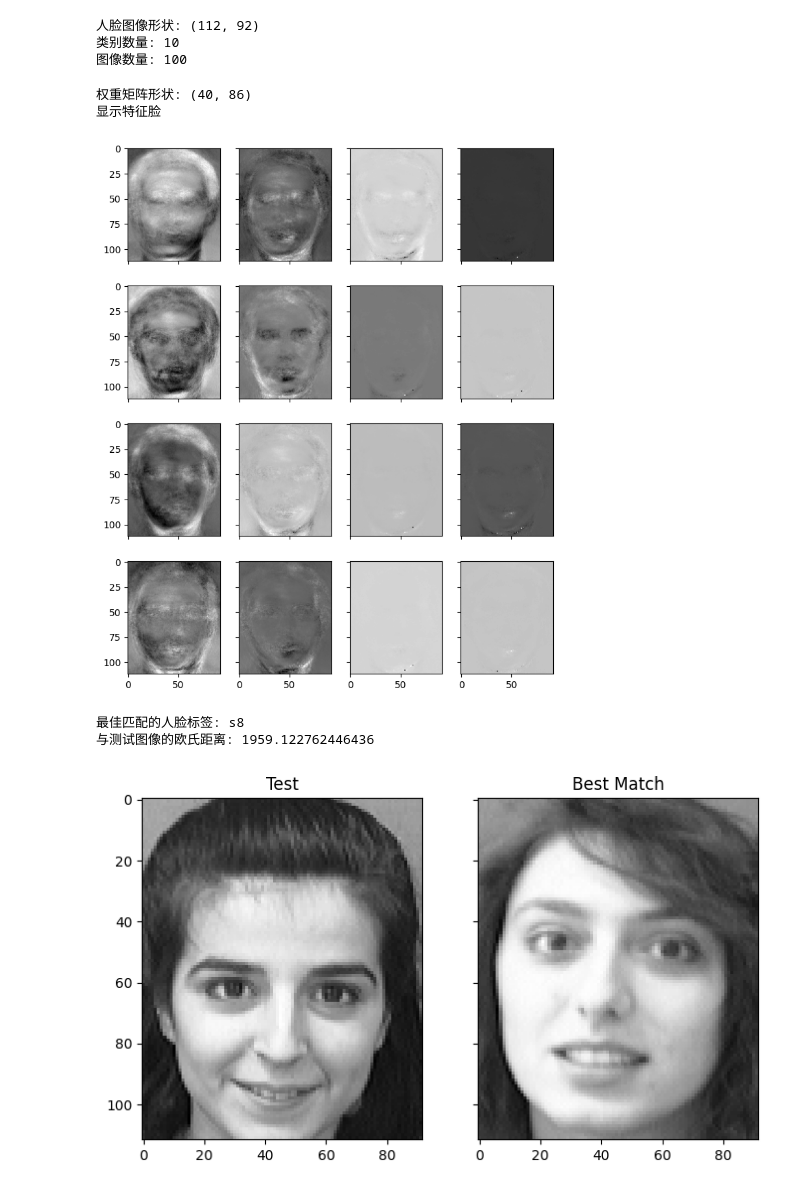
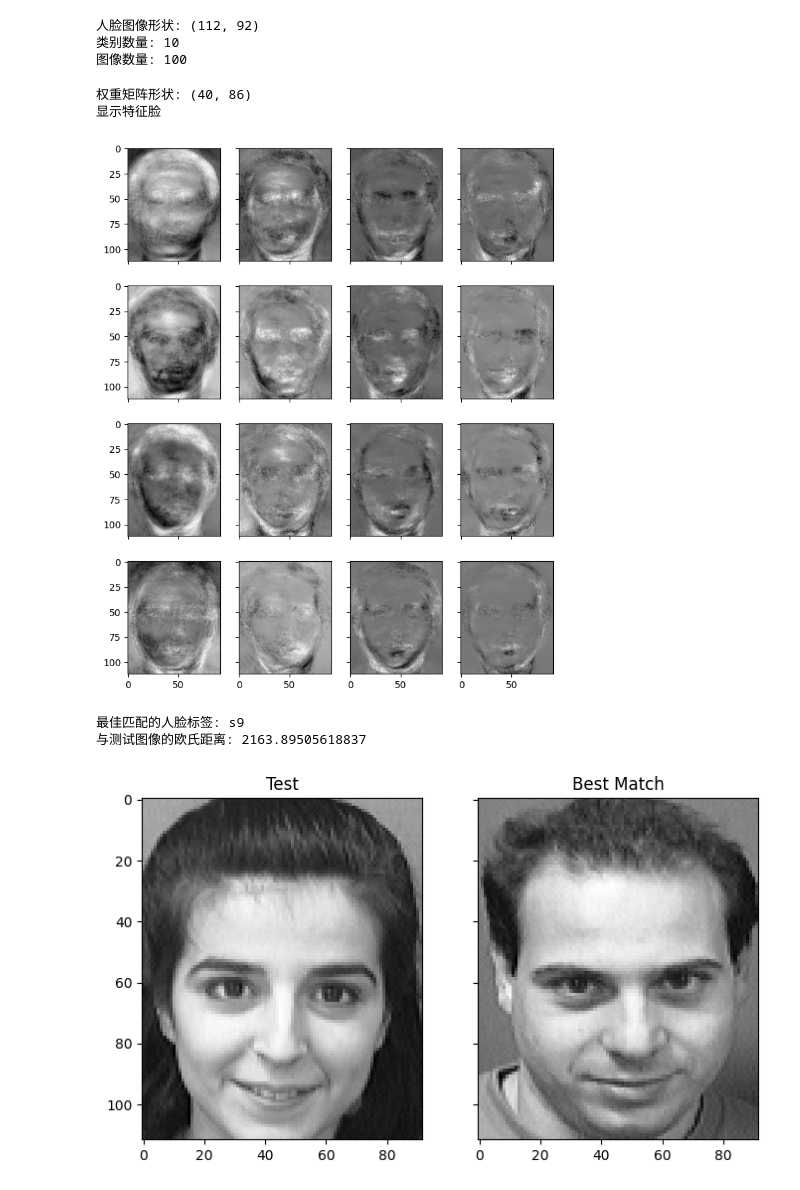
Before and after one commit to TonyHuang6666/Manifold-Learning, a Jupyter notebook: Locality preserving projection/LPP-Face recognition.ipynb, the cells around one changed output. Cells and saved outputs as stored; diff of their text form; code cells hidden in the pictures.

```diff
--- a/Locality preserving projection/LPP-Face recognition.ipynb
+++ b/Locality preserving projection/LPP-Face recognition.ipynb
@@ -99,30 +100,30 @@ def construct_weight_matrix(Data, method, n_neighbors, t):
     return Weight_matrix
 
 
-# 进行特征映射
-def eigen_mapping(Laplacian_matrix, n_components):
-    # 计算广义特征值问题的特征向量和特征值
-    eigenvalues, eigenvectors = eigh(Laplacian_matrix)
-    # 将特征向量按照特征值从小到大排序
-    sorted_indices = np.argsort(eigenvalues)
-    # 选择最小的 n_components 个特征向量
-    selected_indices = sorted_indices[:n_components + 1]
-    # 丢弃最小的特征向量
-    selected_indices = selected_indices[1:]
-    # 返回特征向量
-    selected_eigenvectors = eigenvectors[:, selected_indices]
-    return selected_eigenvectors
+def LPP(Data, n_components, n_neighbors, t):
+    """
+    进行LPP算法，得到特征映射后的数据集
 
-# LPP 算法
-def LPP(Data, n_components, n_neighbors, t):
-    # Step 1: 构建基于权重矩阵
+    Args:
+    - Data: 输入数据集的矩阵，每行代表一个样本点
+    - n_components: 降维后的维度
+    - n_neighbors: 最近邻的数量
+    - t: 高斯核函数的参数
+
+    Returns:
+    - selected_eigenvectors: 特征映射后的数据集
+    """
+    # Step 1: 计算权重矩阵
     method= 'knn'
     Weight_matrix = construct_weight_matrix(Data, method, n_neighbors, t)
     # Step 2: 计算度矩阵和拉普拉斯矩阵
     Degree_matrix = np.diag(np.sum(Weight_matrix, axis=1))
     Laplacian_matrix = Degree_matrix - Weight_matrix
     # Step 3: 进行特征映射
-    selected_eigenvectors = eigen_mapping(Laplacian_matrix, n_components)
+    eigenvalues, eigenvectors = eigs(Laplacian_matrix, k=n_components+1, which='SR')
+    sorted_indices = np.argsort(eigenvalues.real)
+    selected_indices = sorted_indices[1:n_components + 1]
+    selected_eigenvectors = eigenvectors.real[:, selected_indices]
     return selected_eigenvectors
 # %%
 # 从zip文件中读取人脸图像
@@ -182,35 +183,35 @@ for key, val in faces.items():
 # 创建一个NxM矩阵，其中N为图像数量，M为每个图像的像素数
 facematrix = np.array(facematrix)
 
 # 转置facematrix以匹配矩阵乘法的预期形状
 facematrix = facematrix.T
 
 # 应用LPP并选择前K个主成分作为特征脸
 n_components = 40
 n_neighbors = 3200
-t = 16000
+t = 64000
 
 # eigenfaces = LPP(facematrix, n_components, n_neighbors, t)
 lpp = LocalityPreservingProjection(n_neighbors=n_neighbors, n_components=n_components)
 lpp.fit(facematrix)
 #eigenfaces = lpp.transform(facematrix)
 
 eigenfaces = LPP(facematrix, n_components, n_neighbors, t)
 
 # 生成权重矩阵，其中K为特征脸数量，N为样本数量
 weights = eigenfaces.T @ facematrix
 print("权重矩阵形状:", weights.shape)
 
 # 显示前16个特征脸
 fig, axes = plt.subplots(4, 4, sharex=True, sharey=True, figsize=(8, 10))
 for i in range(16):
     axes[i%4][i//4].imshow(eigenfaces[:, i].reshape(faces["s1/1.pgm"].shape), cmap="gray")
 print("显示特征脸")
 plt.show()
 # %% [output]
 权重矩阵形状: (40, 86)
 显示特征脸
-[figure, old version]
+[figure, new version]
 # %%
 def test_image(image_path, eigenfaces, mean_face, facelabel, weights):
     # 读取测试图像
@@ -252,6 +253,6 @@ axes[1].imshow(best_match_image, cmap="gray")
 axes[1].set_title("Best Match")
 plt.show()
 # %% [output]
-最佳匹配的人脸标签: s8
-与测试图像的欧氏距离: 1959.122762446436
+最佳匹配的人脸标签: s9
+与测试图像的欧氏距离: 2163.89505618837
-[figure, old version]
+[figure, new version]
```
Also changed, not shown: parts of 1 cell of this notebook.
